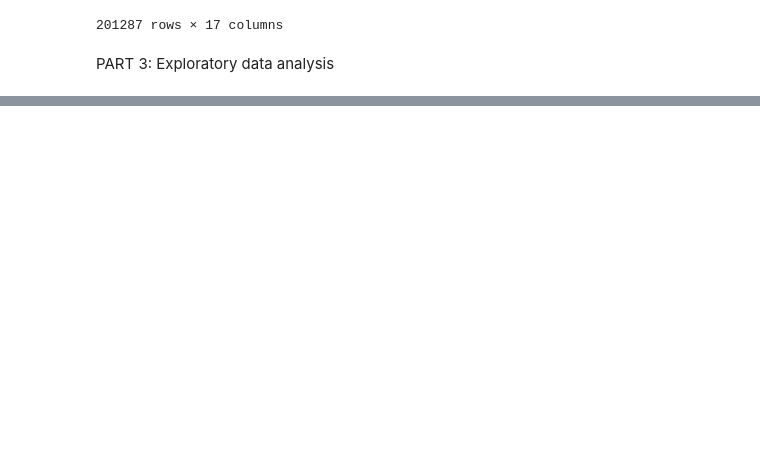
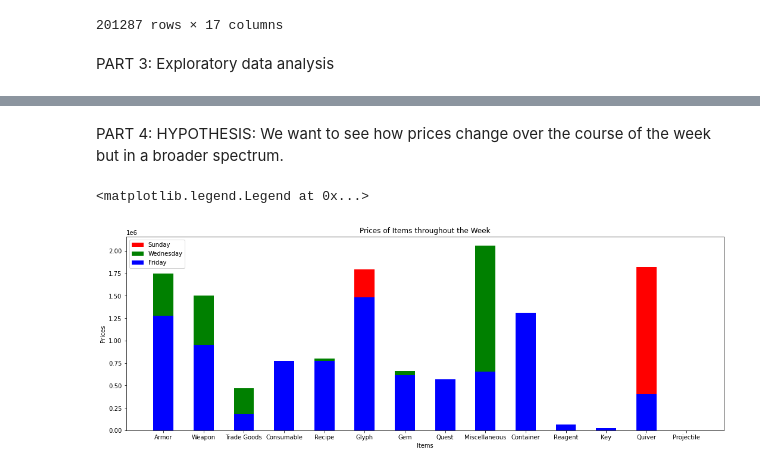
Before and after one commit to Lewted/Lewted.github.io, a Jupyter notebook: LewAH.ipynb, the cells around one changed output, grey strips where cells are left out. Saved outputs shown, nothing was run; the diff lists cells and outputs as text; code cells hidden in the pictures; blank space fills up the shorter version.

```diff
--- a/LewAH.ipynb
+++ b/LewAH.ipynb
@@ -366,0 +520,32 @@ Laughing Skull Bracelets profit:  0G 18S 28C
+# %% [markdown]
+PART 4: HYPOTHESIS: We want to see how prices change over the course of the week but in a broader spectrum.
+# %%
+items = df['itemType'].unique()
+
+item_ids = []
+price_per_item = []
+price_per_item2 = []
+price_per_item3 = []
+
+for i, item in enumerate(items):
+  price_per_item.append(np.average(df[df['scan_date'] == 11][df['itemType'] == item]['price'].to_list()))
+  price_per_item2.append(np.average(df[df['scan_date'] == 14][df['itemType'] == item]['price'].to_list()))
+  price_per_item3.append(np.average(df[df['scan_date'] == 16][df['itemType'] == item]['price'].to_list()))
+  item_ids.append(i)
+
+#ax.violinplot(prices,days,widths=1,showmeans=True)
+
+fig, ax = plt.subplots()
+#fig = plt.gcf()
+fig.set_size_inches(18, 6)
+plt.bar(items, price_per_item, 0.5, color='r')
+plt.bar(items, price_per_item2, 0.5, color='g')
+plt.bar(items, price_per_item3, 0.5, color='b')
+
+ax.set_xlabel("Items")
+ax.set_ylabel("Prices")
+ax.set_title("Prices of Items throughout the Week")
+ax.legend(labels=['Sunday', 'Wednesday', 'Friday'])
+# %% [output]
+<matplotlib.legend.Legend at 0x...>
+[figure, added]
```
Also changed, not shown: parts of 7 cells of this notebook, 1 other file.
